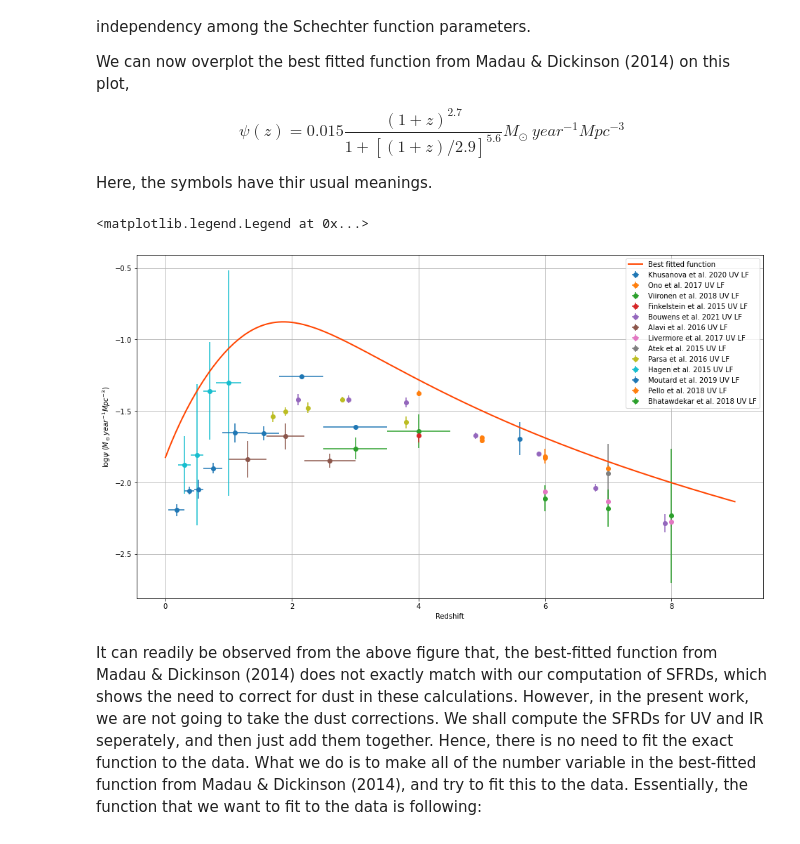
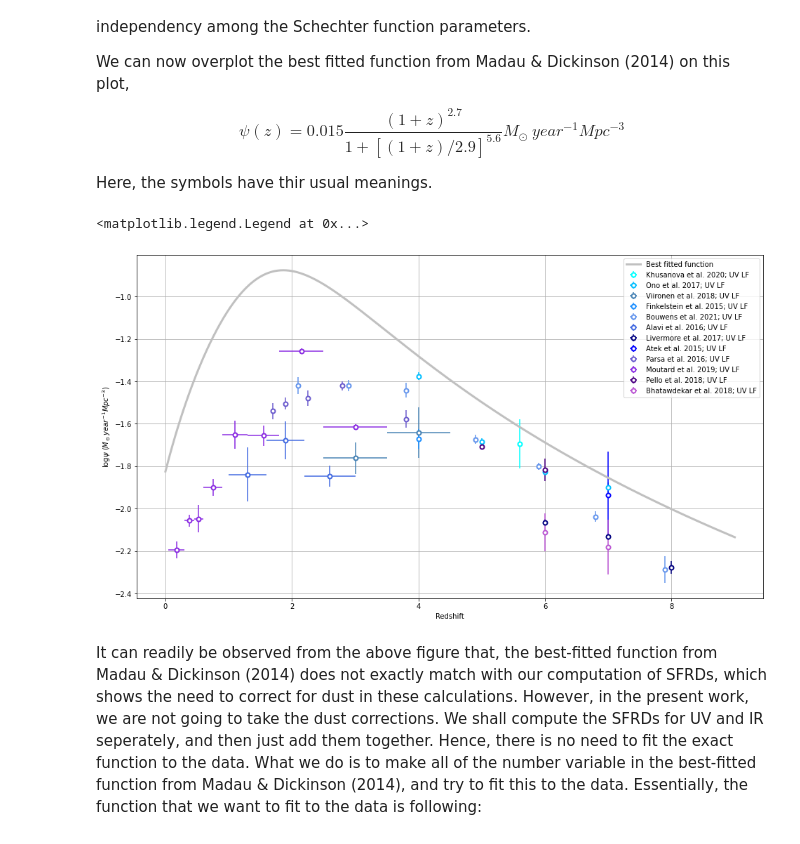
Before and after one commit to Jayshil/csfrd, a Jupyter notebook: Results/res1.ipynb, the cells around one changed output. Cells and saved outputs as stored; diff of their text form; code cells hidden in the pictures.

Commit message:
Updated plots

```diff
--- a/Results/res1.ipynb
+++ b/Results/res1.ipynb
@@ -15,6 +15,8 @@ import os
 We have already computed the SFRDs by using [this](https://github.com/Jayshil/csfrd/blob/main/sfrd_all.py) code -- here we only plot the results.
 # %%
 ppr_uv = np.array(['Khusanova_et_al._2020', 'Ono_et_al._2017', 'Viironen_et_al._2018', 'Finkelstein_et_al._2015', 'Bouwens_et_al._2021', 'Alavi_et_al._2016', 'Livermore_et_al._2017', 'Atek_et_al._2015', 'Parsa_et_al._2016', 'Hagen_et_al._2015', 'Moutard_et_al._2019', 'Pello_et_al._2018', 'Bhatawdekar_et_al._2018'])
+
+cols = np.array(['cyan', 'deepskyblue', 'steelblue', 'dodgerblue', 'cornflowerblue', 'royalblue', 'navy', 'blue', 'slateblue', 'darkslateblue', 'blueviolet', 'indigo', 'mediumorchid'])
 
 #ppr_uv = np.array(['Khusanova_et_al._2020', 'Ono_et_al._2017', 'Viironen_et_al._2018', 'Finkelstein_et_al._2015', 'Bouwens_et_al._2021', 'Alavi_et_al._2016', 'Livermore_et_al._2017', 'Atek_et_al._2015', 'Parsa_et_al._2016', 'Moutard_et_al._2019', 'Pello_et_al._2018', 'Bhatawdekar_et_al._2018'])
 
@@ -36,12 +38,16 @@ for i in range(len(ppr_uv)):
             lg_sfe = np.hstack((lg_sfe, log_sfrd_uv_err[j]))
             zp = np.hstack((zp, zup[j]))
             zn = np.hstack((zn, zdo[j]))
-    plt.errorbar(zc_uv, lg_sf, xerr=[zn, zp], yerr=lg_sfe, label=ppr_uv[i].replace('_',' ') + ' UV LF', fmt='o')
+    if ppr_uv[i] == 'Hagen_et_al._2015':
+        continue
+    else:
+        plt.errorbar(zc_uv, lg_sf, xerr=[zn, zp], yerr=lg_sfe, c=cols[i], label=ppr_uv[i].replace('_',' ') + '; UV LF', fmt='o', mfc='white', mew=2)
 
 #plt.plot(znew, psi2, label='Best fitted function')
 plt.xlabel('Redshift')
 plt.ylabel(r'$\log{\psi}$ ($M_\odot year^{-1} Mpc^{-3}$)')
 plt.grid()
+plt.ylim([-2.4, -1.2])
 plt.legend(loc='best')
 # %% [output]
 <matplotlib.legend.Legend at 0x...>
@@ -70,25 +76,28 @@ psi2 = np.log10(psi1)
 # %%
 plt.figure(figsize=(16, 9))
 # Plotting them
 for i in range(len(ppr_uv)):
     zc_uv, zp, zn, lg_sf, lg_sfe = np.array([]), np.array([]), np.array([]), np.array([]), np.array([])
     for j in range(len(ppr_uv1)):
         if ppr_uv1[j] == ppr_uv[i]:
             zc_uv = np.hstack((zc_uv, zcen_uv[j]))
             lg_sf = np.hstack((lg_sf, log_sfrd_uv[j]))
             lg_sfe = np.hstack((lg_sfe, log_sfrd_uv_err[j]))
             zp = np.hstack((zp, zup[j]))
             zn = np.hstack((zn, zdo[j]))
-    plt.errorbar(zc_uv, lg_sf, xerr=[zn, zp], yerr=lg_sfe, label=ppr_uv[i].replace('_',' ') + ' UV LF', fmt='o')
+    if ppr_uv[i] == 'Hagen_et_al._2015':
+        continue
+    else:
+        plt.errorbar(zc_uv, lg_sf, xerr=[zn, zp], yerr=lg_sfe, c=cols[i], label=ppr_uv[i].replace('_',' ') + '; UV LF', fmt='o', mfc='white', mew=2)
 
-plt.plot(znew, psi2, label='Best fitted function', lw=2, c='orangered')
+plt.plot(znew, psi2, label='Best fitted function', lw=3, c='silver')
 plt.xlabel('Redshift')
 plt.ylabel(r'$\log{\psi}$ ($M_\odot year^{-1} Mpc^{-3}$)')
 plt.grid()
 plt.legend(loc='best')
 # %% [output]
 <matplotlib.legend.Legend at 0x...>
-[figure, old version]
+[figure, new version]
 # %% [markdown]
 It can readily be observed from the above figure that, the best-fitted function from Madau & Dickinson (2014) does not exactly match with our computation of SFRDs, which shows the need to correct for dust in these calculations. However, in the present work, we are not going to take the dust corrections. We shall compute the SFRDs for UV and IR seperately, and then just add them together. Hence, there is no need to fit the exact function to the data. What we do is to make all of the number variable in the best-fitted function from Madau & Dickinson (2014), and try to fit this to the data. Essentially, the function that we want to fit to the data is following:
 
```
Also changed, not shown: parts of 6 cells of this notebook, 1 other file.
